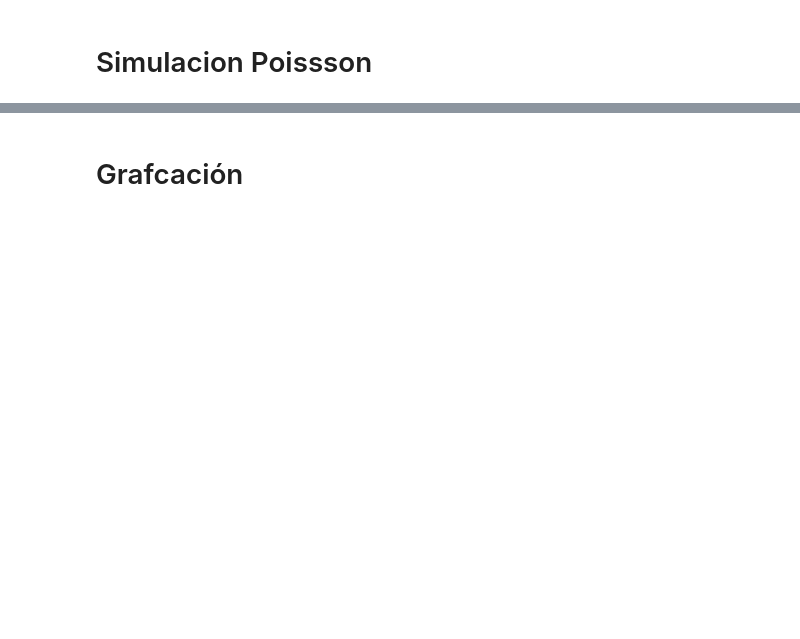
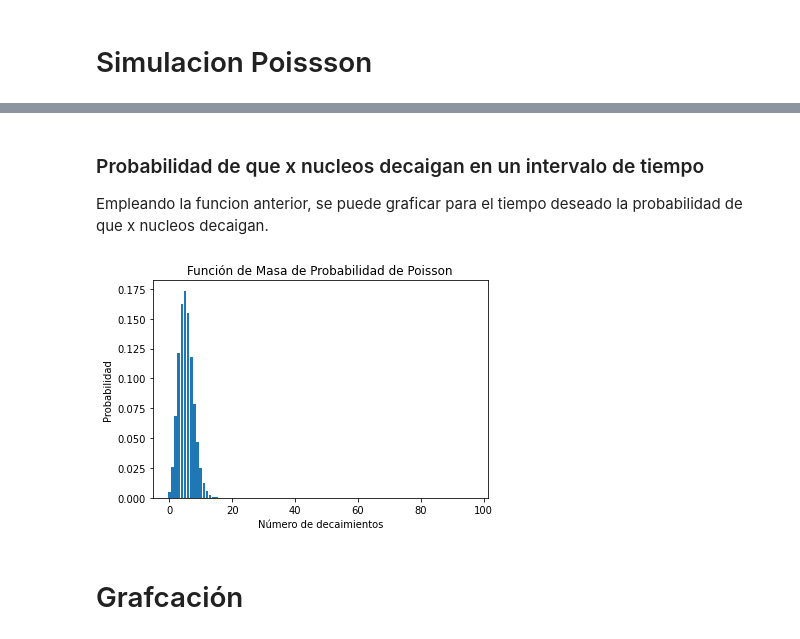
Before and after one commit to juan3ltran/Instrumentacion_Nuclear, a Jupyter notebook: simulacion3/simulacion3.ipynb, the cells around one changed output, grey strips where cells are left out. Drawn from its saved outputs; the diff is of its cells as text; code cells hidden in the pictures; blank space fills up the shorter version.

Commit message:
T4 para revisar, falta CDF

```diff
--- a/simulacion3/simulacion3.ipynb
+++ b/simulacion3/simulacion3.ipynb
@@ -141,3 +142,34 @@ ax.grid(linestyle=':')
+# %% [markdown]
+### Probabilidad de que x nucleos decaigan en un intervalo de tiempo
+Empleando la funcion anterior, se puede graficar para el tiempo deseado la probabilidad de que x nucleos decaigan.
+# %%
+def simul3(N,time):
+    numero_nucleos=N
+    numero_decaimientos=[]
+    tiempos=[]
+    ti=0
+    x_nucleos=[]
+    poissonPDF=[]
+    while numero_nucleos > 0:
+        dec=poisson.rvs(pdf[0]*numero_nucleos,size=1)[0]
+        tiempos.append(ti)
+        numero_decaimientos.append(dec)
+        numero_nucleos-=dec
+        if time>=ti and time<(ti+5): #calcular PDF de poisson para el tiempo deseado
+            x_nucleos = np.arange(0,numero_nucleos+1,1)
+            poissonPDF = scipy.stats.poisson.pmf(x_nucleos,pdf[0]*numero_nucleos)
+        ti+=5
+    return np.array([tiempos,numero_decaimientos, x_nucleos, poissonPDF])
+
+time=0
+s = simul3(100,time)
+plt.bar(s[2],s[3])
+plt.xlabel("Número de decaimientos")
+plt.ylabel("Probabilidad")
+plt.title("Función de Masa de Probabilidad de Poisson")
+plt.show()
+# %% [output]
+[figure, added]
 # %% [markdown]
 # Grafcación
 # %%
```
Also changed, not shown: parts of 6 cells of this notebook.
